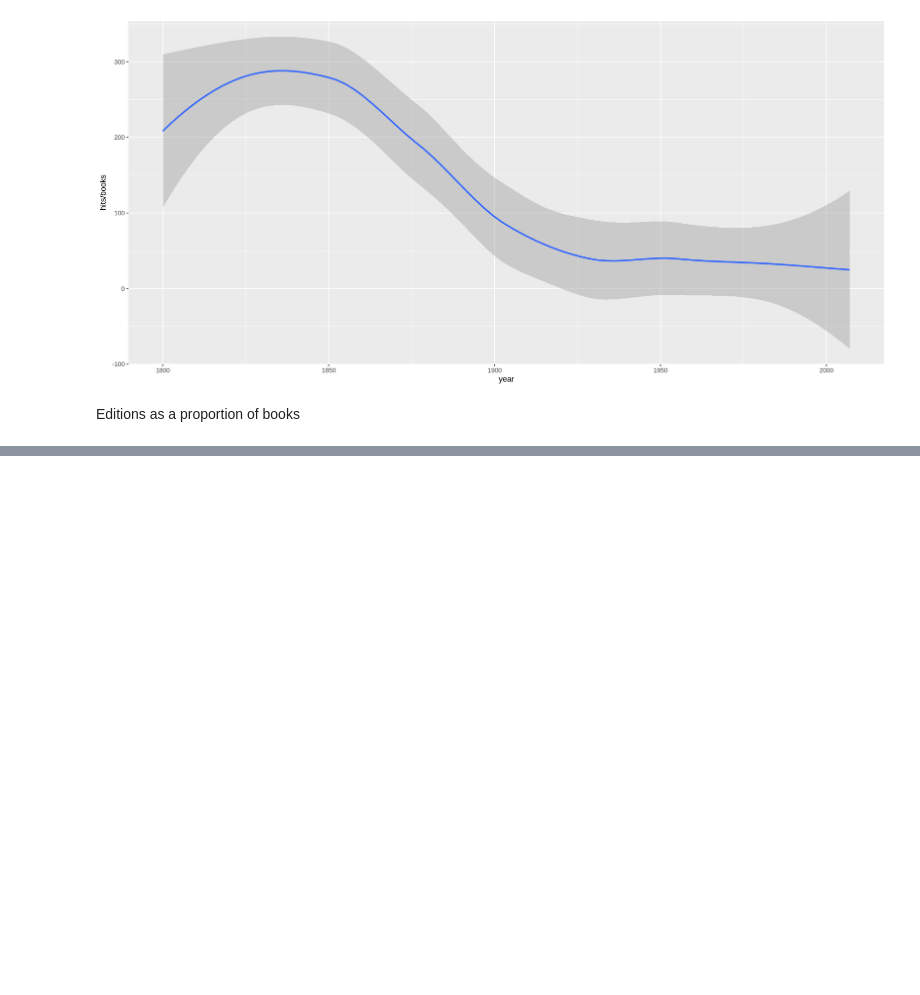
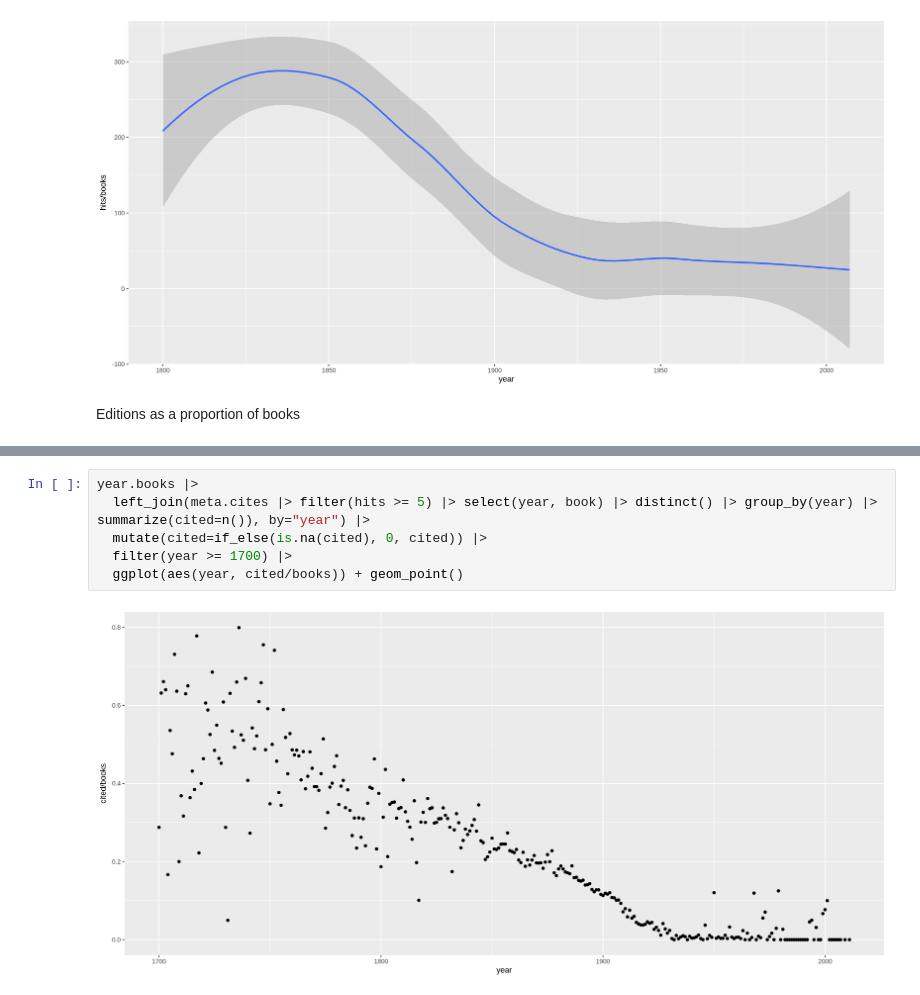
Before and after one commit to dasmiq/idi-cites, a Jupyter notebook: idi_cites.ipynb, the cells around one changed output, grey strips where cells are left out. Drawn from its saved outputs; the diff is of its cells as text; blank space fills up the shorter version.

```diff
--- a/idi_cites.ipynb
+++ b/idi_cites.ipynb
@@ -316,0 +371,8 @@ meta.cites |>
+# %%
+year.books |>
+  left_join(meta.cites |> filter(hits >= 5) |> select(year, book) |> distinct() |> group_by(year) |> summarize(cited=n()), by="year") |>
+  mutate(cited=if_else(is.na(cited), 0, cited)) |>
+  filter(year >= 1700) |>
+  ggplot(aes(year, cited/books)) + geom_point()
+# %% [output]
+[figure, added]
```
Also changed, not shown: parts of 5 cells of this notebook.
